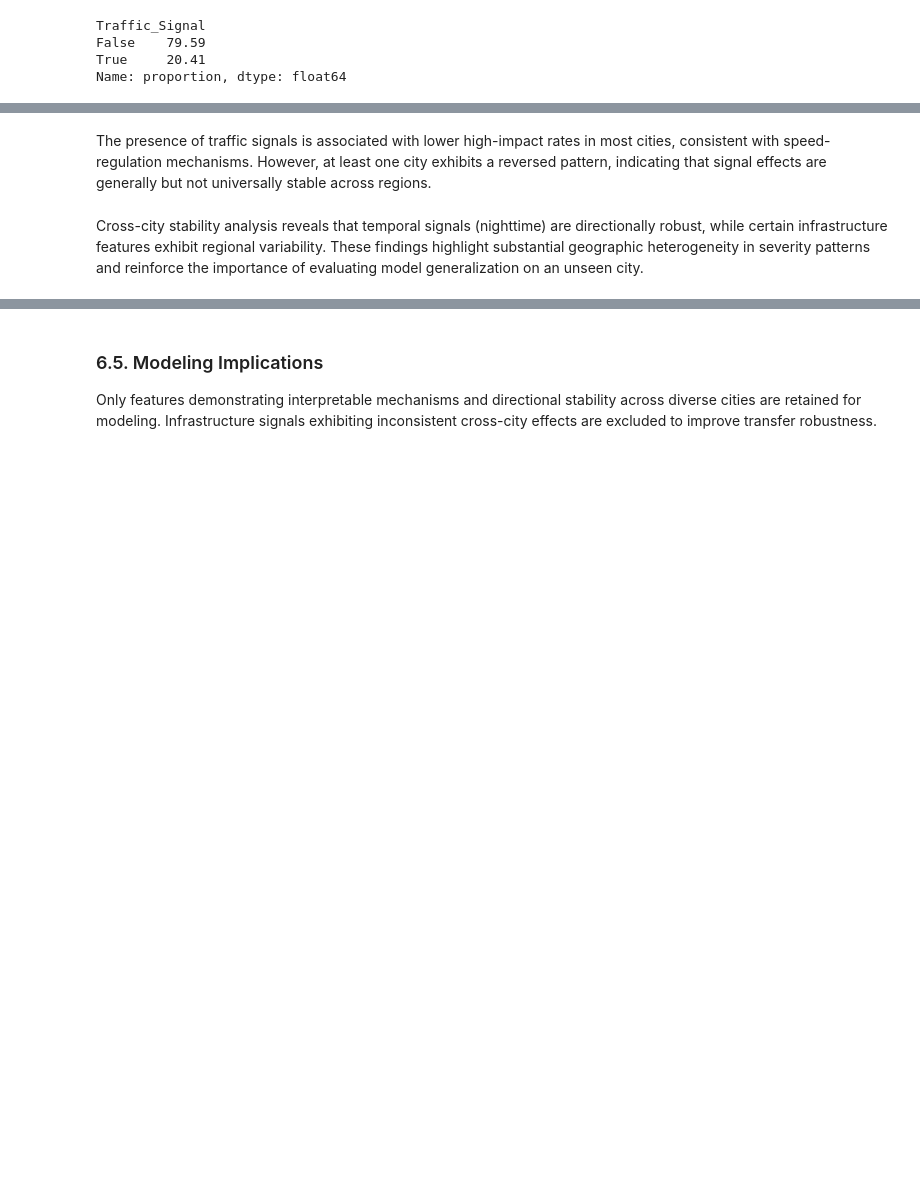
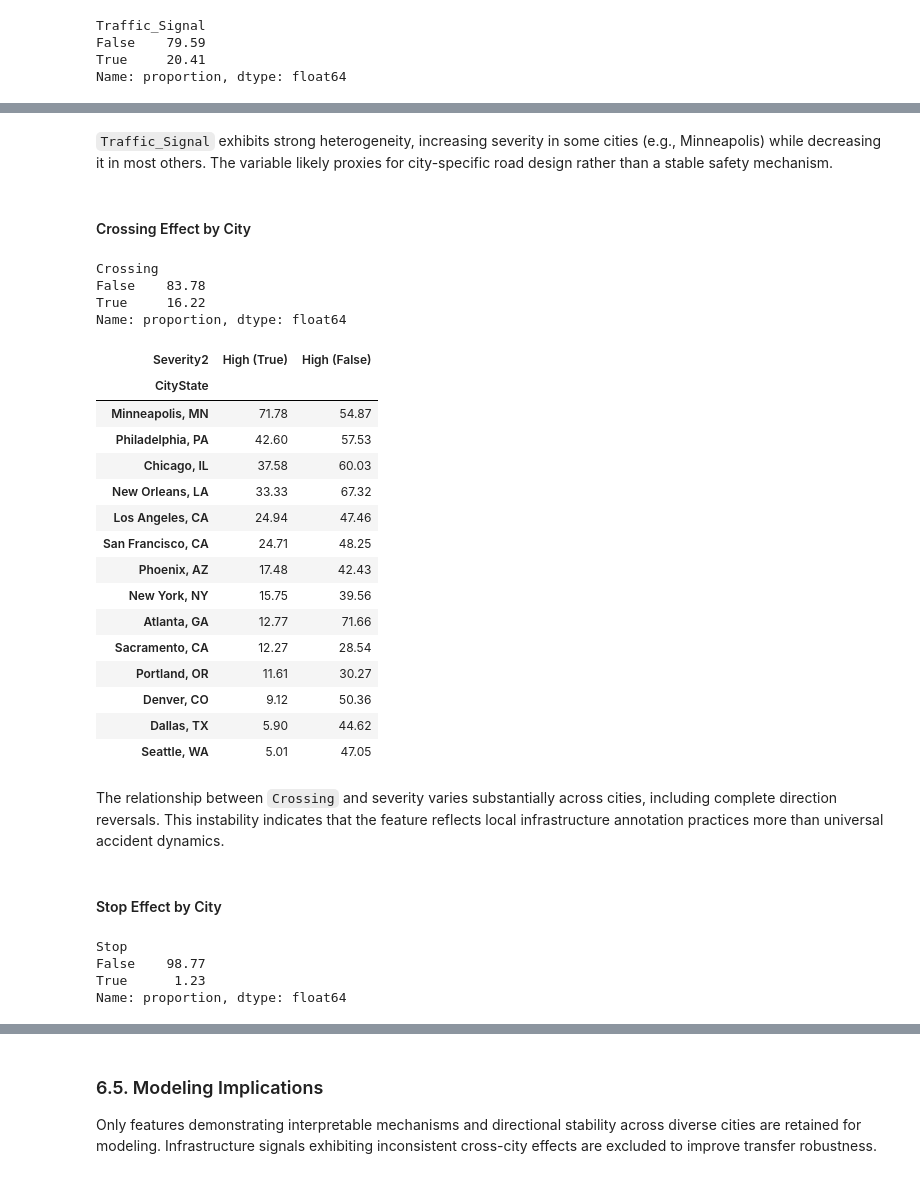
Before and after one commit to cdngouma/traffic-severity-generalization, a Jupyter notebook: notebooks/01_data_audit.ipynb, the cells around one changed output, grey strips where cells are left out. Saved outputs shown, nothing was run; the diff lists cells and outputs as text; code cells hidden in the pictures; blank space fills up the shorter version.

```diff
--- a/notebooks/01_data_audit.ipynb
+++ b/notebooks/01_data_audit.ipynb
@@ -1096,5 +1266,42 @@ pd.merge(signal_true, signal_false, left_index=True, right_index=True)
 | Sacramento, CA | 3.02 | 29.13 |
 # %% [markdown]
-The presence of traffic signals is associated with lower high-impact rates in most cities, consistent with speed-regulation mechanisms. However, at least one city exhibits a reversed pattern, indicating that signal effects are generally but not universally stable across regions.
+`Traffic_Signal` exhibits strong heterogeneity, increasing severity in some cities (e.g., Minneapolis) while decreasing it in most others. The variable likely proxies for city-specific road design rather than a stable safety mechanism.
-# %% [markdown]
-Cross-city stability analysis reveals that temporal signals (nighttime) are directionally robust, while certain infrastructure features exhibit regional variability. These findings highlight substantial geographic heterogeneity in severity patterns and reinforce the importance of evaluating model generalization on an unseen city.
+# %% [markdown]
+#### Crossing Effect by City
+# %%
+verify_df["Crossing"].value_counts(normalize=True).mul(100).round(2)
+# %% [output]
+Crossing
+False    83.78
+True     16.22
+Name: proportion, dtype: float64
+# %%
+cross_city_check(df=verify_df, col="Crossing", cities=cities_verify)
+# %% [output]
+| Severity2 | High (True) | High (False) |
+| CityState |  |  |
+| Minneapolis, MN | 71.78 | 54.87 |
+| Philadelphia, PA | 42.60 | 57.53 |
+| Chicago, IL | 37.58 | 60.03 |
+| New Orleans, LA | 33.33 | 67.32 |
+| Los Angeles, CA | 24.94 | 47.46 |
+| San Francisco, CA | 24.71 | 48.25 |
+| Phoenix, AZ | 17.48 | 42.43 |
+| New York, NY | 15.75 | 39.56 |
+| Atlanta, GA | 12.77 | 71.66 |
+| Sacramento, CA | 12.27 | 28.54 |
+| Portland, OR | 11.61 | 30.27 |
+| Denver, CO | 9.12 | 50.36 |
+| Dallas, TX | 5.90 | 44.62 |
+| Seattle, WA | 5.01 | 47.05 |
+# %% [markdown]
+The relationship between `Crossing` and severity varies substantially across cities, including complete direction reversals. This instability indicates that the feature reflects local infrastructure annotation practices more than universal accident dynamics.
+# %% [markdown]
+#### Stop Effect by City
+# %%
+verify_df["Stop"].value_counts(normalize=True).mul(100).round(2)
+# %% [output]
+Stop
+False    98.77
+True      1.23
+Name: proportion, dtype: float64
```
Also changed, not shown: parts of 54 cells of this notebook.
